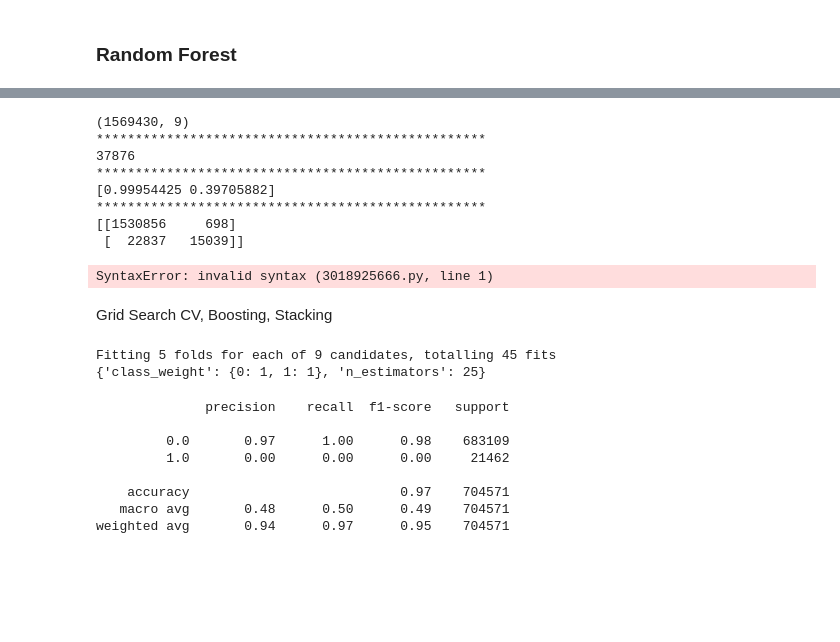
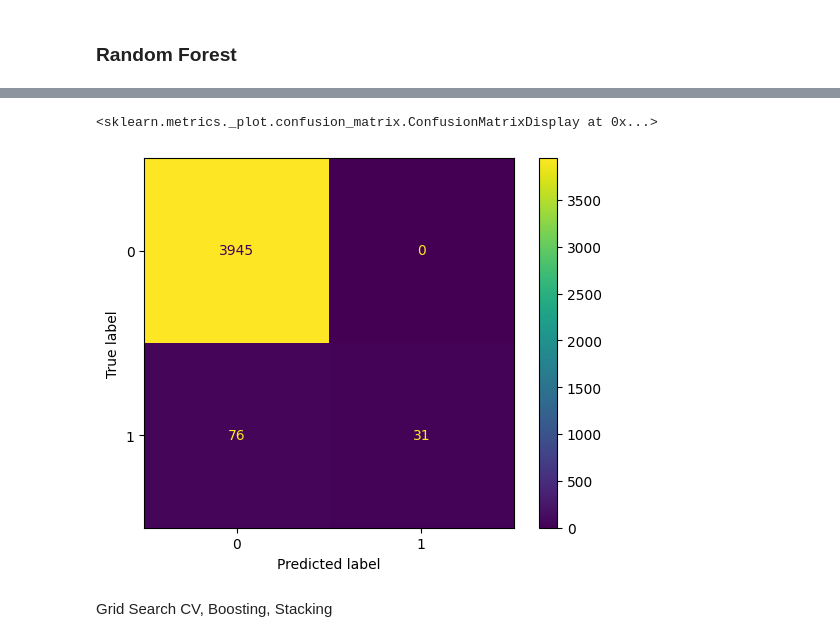
Before and after one commit to Flor-DeBruyne/DataEngineerProj2, a Jupyter notebook: Analyse/Epic5.ipynb, the cells around one changed output, grey strips where cells are left out. Drawn from its saved outputs; the diff is of its cells as text; code cells hidden in the pictures; blank space fills up the shorter version.

```diff
--- a/Analyse/Epic5.ipynb
+++ b/Analyse/Epic5.ipynb
@@ -107,5 +141,0 @@ df_final_strip.head()
-# %%
-# unsure about these parameters
-# Reden van status, Contact_status, Voka_medewerker, Bron
-df_final_strip.drop(['Naam_Campagne', 'Naam_in_email', 'Mailing_Subject', "Reden_van_status", "Voka_medewerker", "Eind_date_key", "Start_date_key", 'Campagne_Nr'], axis=1, inplace=True)
-df_final_strip.info()
@@ -145,8 +142,3 @@ df_final_strip[['Status_Camp', 'Type_campagne', 'Soort_Campagne', 'IP_Stad', 'IP
-# %%
-df_final_strip["Facturatie_bedrag"] = pd.to_numeric(df_final_strip["Facturatie_bedrag"], errors="coerce")
-
-# df_final_strip["Facturatie_bedrag"] = df_final_strip["Facturatie_bedrag"].astype("float64")
-# df_final_strip['Facturatie_bedrag'].value_counts()
 # %% [markdown]
 ## Data Preprocessing
 # %% [markdown]
@@ -182,11 +212,10 @@ df_final_strip = prep.fit_transform(df_final_strip)
 # %%
 from sklearn.model_selection import train_test_split
 
-df_final_strip = pd.DataFrame(df_final_strip, columns=cat_attribs + num_attribs)
+X = df_final_transformed.drop('Inschrijving_status', axis=1)
+y = df_final_transformed['Inschrijving_status']
 
 
-X = df_final_strip.drop('Inschrijving_status', axis=1)
-y = df_final_strip['Inschrijving_status']
+X_train, X_test, y_train, y_test = train_test_split(X, y, test_size=0.25, random_state=42, shuffle=True, stratify=y)
 
-
-X_train, X_test, y_train, y_test = train_test_split(X, y, test_size=0.1, random_state=42, shuffle=True, stratify=y)
+# X_train, X_test, y_train, y_test = train_test_split(df_final_transformed, df_final_transformed['Inschrijving_status'], test_size=0.25, random_state=42, shuffle=True, stratify=df_final_transformed['Inschrijving_status'])
@@ -264,7 +226,7 @@ Oversampling the minority class
 # %%
 from sklearn.ensemble import RandomForestClassifier
 
-rfc = RandomForestClassifier(class_weight = {0: 0.989, 1: 1.049},n_estimators=25, n_jobs=10,random_state=42)
+rfc = RandomForestClassifier(class_weight={0: 10, 1: 9},n_estimators=50,max_depth=10,random_state=42, n_jobs=10)
 # %%
 rfc.fit(X_train, y_train)
 # %% [output]
@@ -294,26 +280,12 @@ ROC AUC Score: 0.6983015386371505
-# %%
-from sklearn.metrics import confusion_matrix
-print(X_test.shape)
-print("*"*50)
-print(sum(y_test==True))
-print("*"*50)
-matrix = confusion_matrix(y_test, y_pred_rfc)
-print(matrix.diagonal()/matrix.sum(axis=1))
-print("*"*50)
-print(matrix)
-# %% [output]
-(1569430, 9)
-**************************************************
-37876
-**************************************************
-[0.99954425 0.39705882]
-**************************************************
-[[1530856     698]
- [  22837   15039]]
-# %%
-throw KeyError
-# %% [output]
-SyntaxError: invalid syntax (3018925666.py, line 1)
+# %%
+#RFC WITH class weights
+from sklearn.metrics import ConfusionMatrixDisplay
+
+disp = ConfusionMatrixDisplay(confusion_matrix=matrix)
+disp.plot()
+# %% [output]
+<sklearn.metrics._plot.confusion_matrix.ConfusionMatrixDisplay at 0x...>
+[figure, added]
 # %% [markdown]
 Grid Search CV, Boosting, Stacking
 # %%
@@ -326,19 +304,2 @@ grid = GridSearchCV(RandomForestClassifier(n_estimators=25, random_state=42), pa
 # %%
-grid.fit(X_train, y_train)
-print(grid.best_params_)
+# print(grid.best_params_)
-# %% [output]
-Fitting 5 folds for each of 9 candidates, totalling 45 fits
-{'class_weight': {0: 1, 1: 1}, 'n_estimators': 25}
-# %%
-from sklearn.metrics import classification_report
-grid_predictions = grid.predict(X_test)
-print(classification_report(y_test, grid_predictions))
-# %% [output]
-              precision    recall  f1-score   support
-
-         0.0       0.97      1.00      0.98    683109
-         1.0       0.00      0.00      0.00     21462
-
-    accuracy                           0.97    704571
-   macro avg       0.48      0.50      0.49    704571
-weighted avg       0.94      0.97      0.95    704571
```
Also changed, not shown: parts of 31 cells of this notebook, 6 other files.
